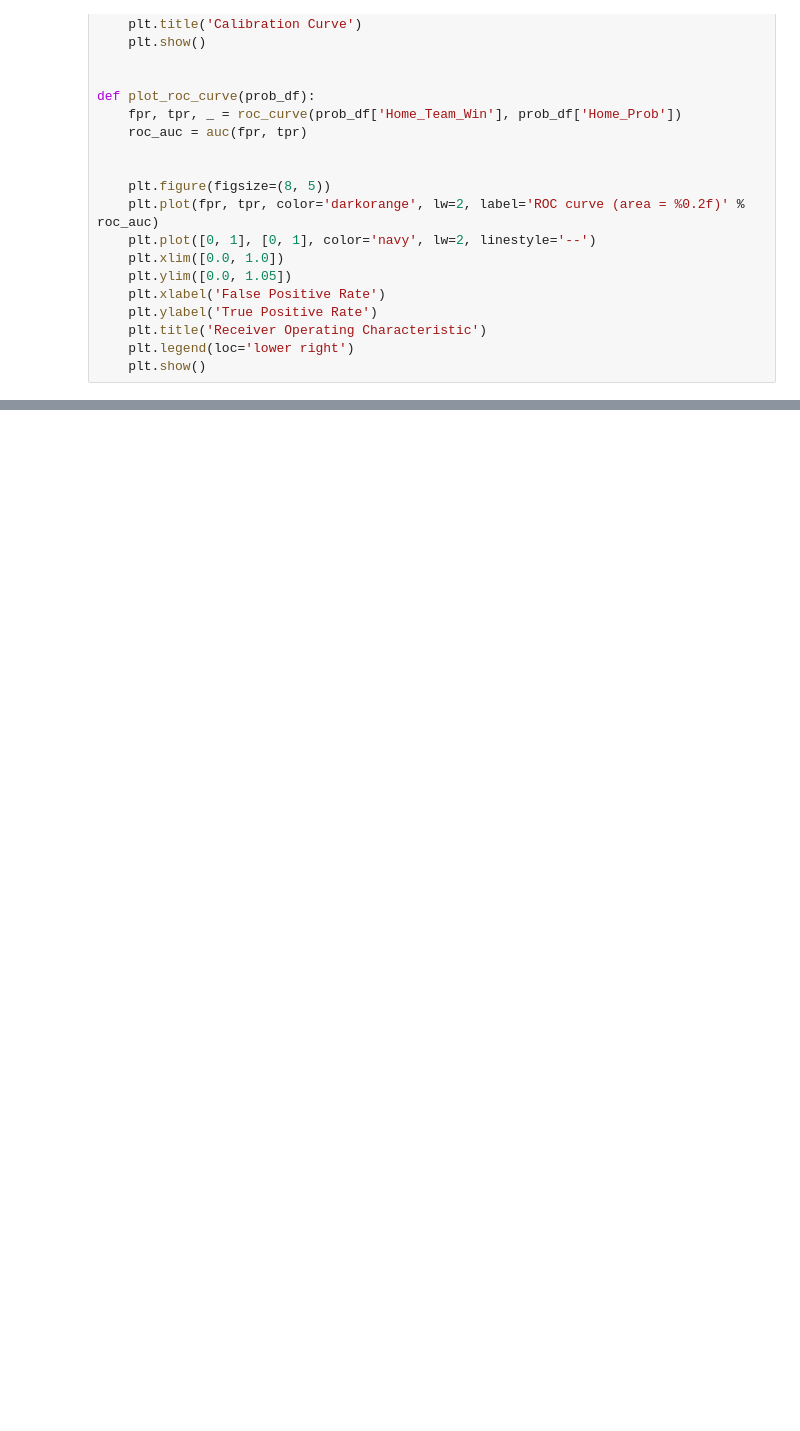
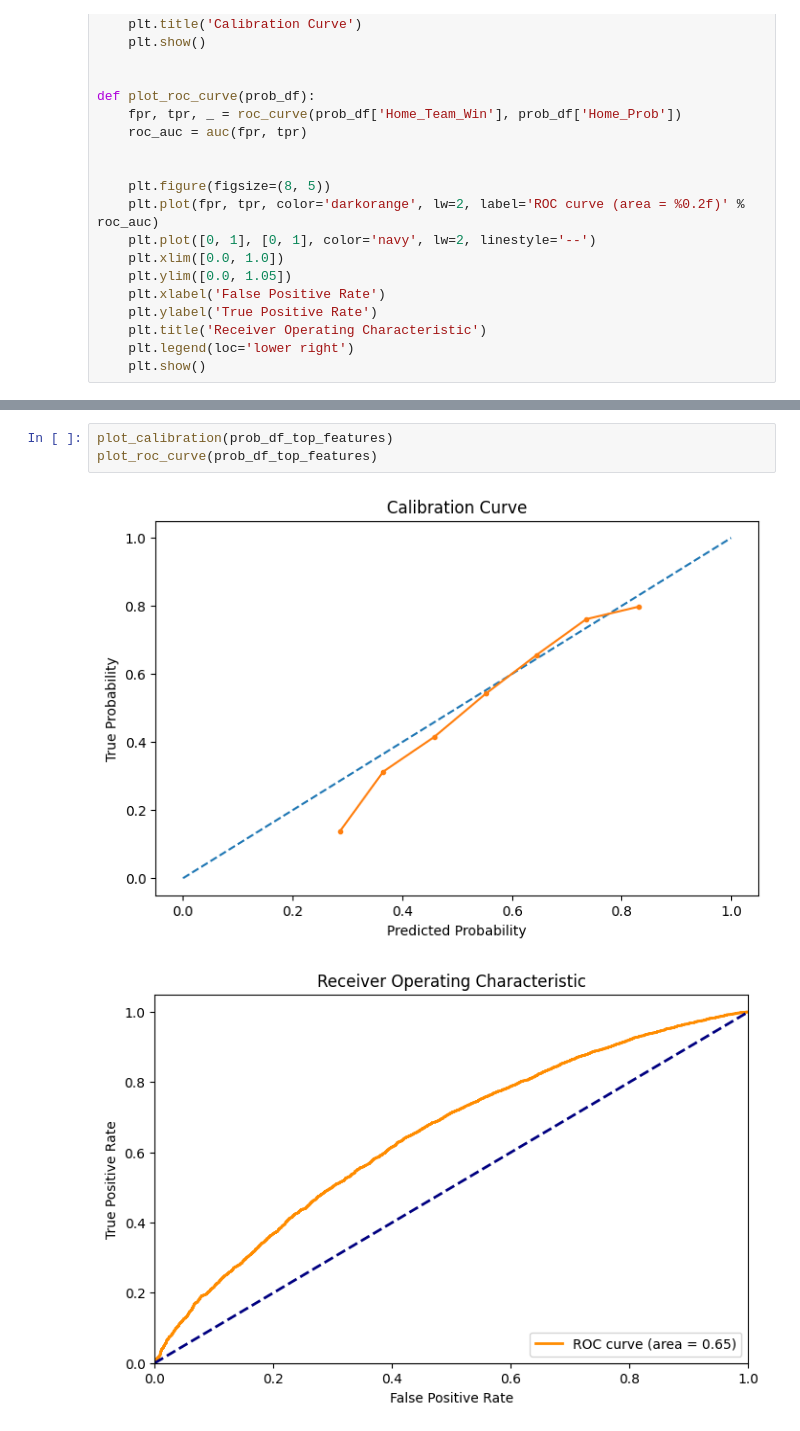
Before and after one commit to anramz29/NBA_Machine_Learning, a Jupyter notebook: RunEnsemble.ipynb, the cells around one changed output, grey strips where cells are left out. Cells and saved outputs as stored; diff of their text form; blank space fills up the shorter version.

```diff
--- a/RunEnsemble.ipynb
+++ b/RunEnsemble.ipynb
@@ -156,0 +167,6 @@ plot_roc_curve(prob_df)
+# %%
+plot_calibration(prob_df_top_features)
+plot_roc_curve(prob_df_top_features)
+# %% [output]
+[figure, added]
+[figure, added]
```
Also changed, not shown: parts of 5 cells of this notebook, 16 other files.
